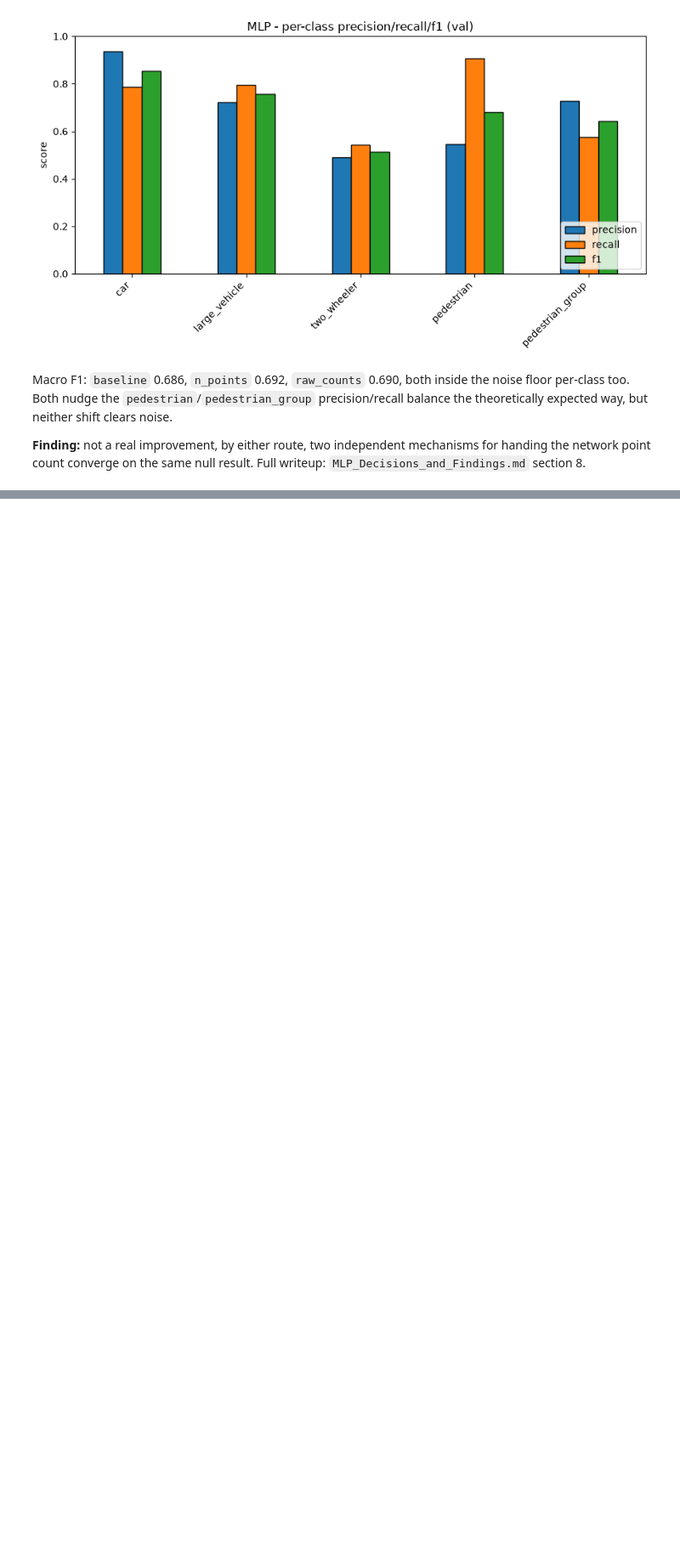
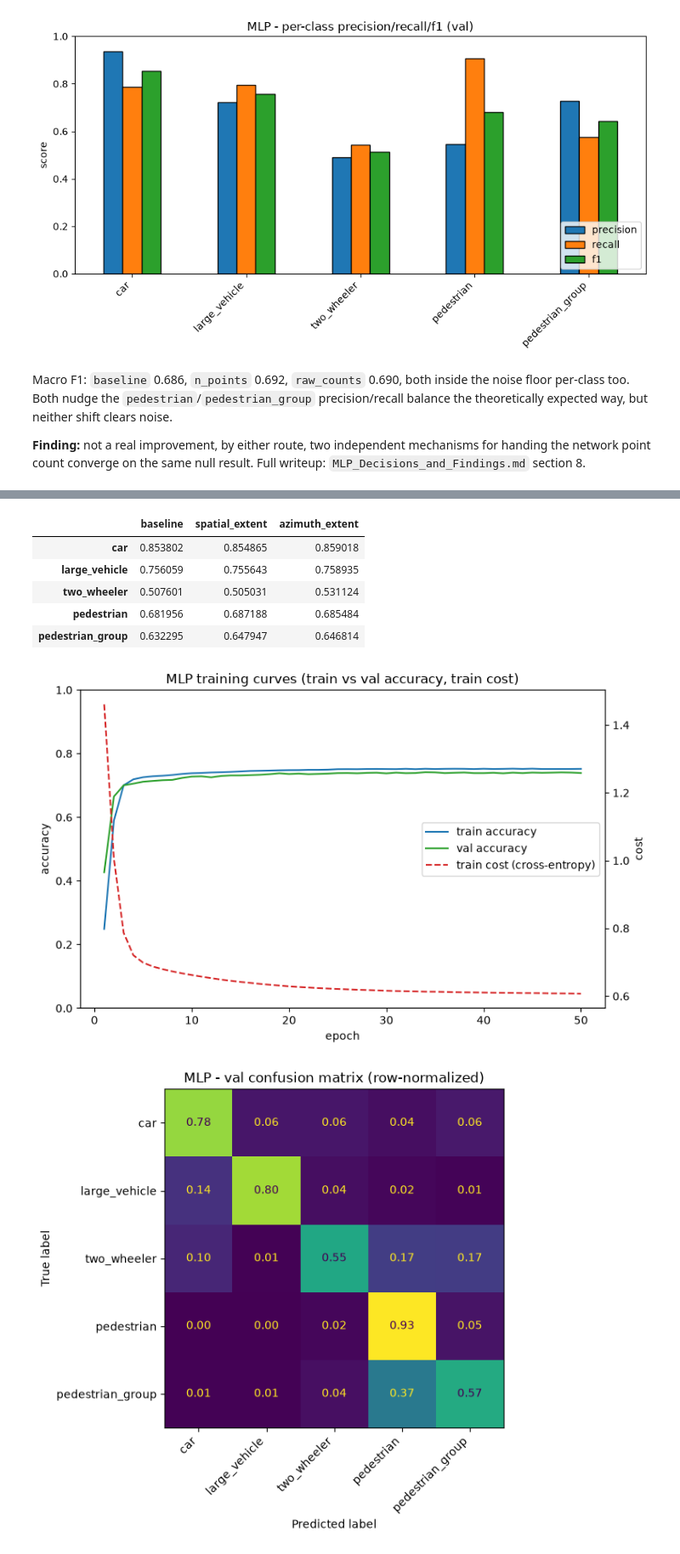
Before and after one commit to brunopinto900/radar-ml-autonomous-driving, a Jupyter notebook: notebooks/mlp_ablations.ipynb, the cells around one changed output, grey strips where cells are left out. Shown at 85% size. Drawn from its saved outputs; the diff is of its cells as text; code cells hidden in the pictures; blank space fills up the shorter version.

```diff
--- a/notebooks/mlp_ablations.ipynb
+++ b/notebooks/mlp_ablations.ipynb
@@ -378,0 +383,10 @@ Macro F1: `baseline` 0.686, `n_points` 0.692, `raw_counts` 0.690, both inside th
+# %%
+# both cached, no retraining
+_, _, spatial_extent_metrics, _, _ = run_variant(df, "spatial_extent")
+_, _, azimuth_extent_metrics, _, _ = run_variant(df, "azimuth_extent")
+pd.DataFrame({
+    "baseline": baseline_metrics["f1"],
+    "spatial_extent": spatial_extent_metrics["f1"],
+    "azimuth_extent": azimuth_extent_metrics["f1"],
+})
+# %% [output]
@@ -378,0 +410,8 @@ Macro F1: `baseline` 0.686, `n_points` 0.692, `raw_counts` 0.690, both inside th
+|  | baseline | spatial_extent | azimuth_extent |
+| car | 0.853802 | 0.854865 | 0.859018 |
+| large_vehicle | 0.756059 | 0.755643 | 0.758935 |
+| two_wheeler | 0.507601 | 0.505031 | 0.531124 |
+| pedestrian | 0.681956 | 0.687188 | 0.685484 |
+| pedestrian_group | 0.632295 | 0.647947 | 0.646814 |
+[figure, added]
+[figure, added]
```
Also changed, not shown: parts of 7 cells of this notebook, 4 other files.
